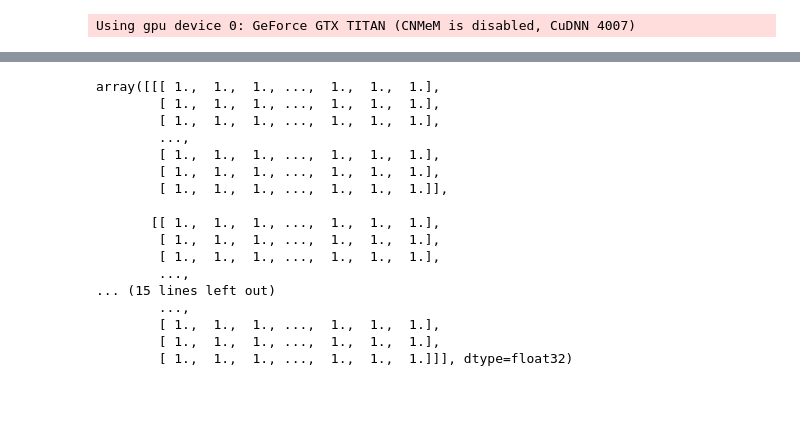
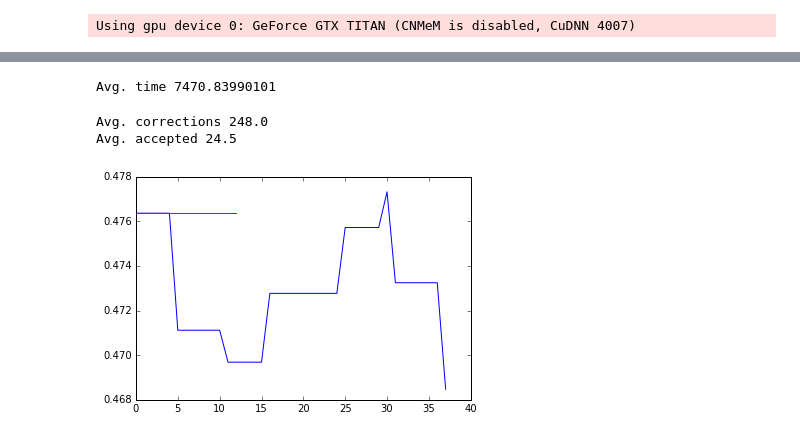
Before and after one commit to VCG/gp, a Jupyter notebook: ipy_test/LOAD_USER.ipynb, the cells around one changed output, grey strips where cells are left out. Saved outputs shown, nothing was run; the diff lists cells and outputs as text; code cells hidden in the pictures; blank space fills up the shorter version.

```diff
--- a/ipy_test/LOAD_USER.ipynb
+++ b/ipy_test/LOAD_USER.ipynb
@@ -20,21 +38,3 @@ newrhoana = 'ui_results.p'
 times = 'times.p'
 corrections = 'corrections.p'
 correction_vis = 'correction_vis.p'
-# %%
-with open(FP_USERS[0]+'/'+newrhoana, 'rb') as f:
-    fp_newrhoana = pickle.load(f)
-with open(FP_USERS[0]+'/'+times, 'rb') as f:
-    fp_times = pickle.load(f)
-    fp_times = [int(v) for v in fp_times]
-with open(FP_USERS[0]+'/'+corrections, 'rb') as f:
-    fp_corrections = pickle.load(f)
-with open(FP_USERS[0]+'/'+correction_vis, 'rb') as f:
-    fp_correction_vis = pickle.load(f)
-# %%
-with open(GP_USERS[0]+'/'+newrhoana, 'rb') as f:
-    gp_newrhoana = pickle.load(f)
-with open(GP_USERS[0]+'/'+times, 'rb') as f:
-    gp_times = pickle.load(f)
-    gp_times = [int(v) for v in gp_times]
-with open(GP_USERS[0]+'/'+corrections, 'rb') as f:
-    gp_corrections = pickle.load(f)
@@ -168,20 +40,0 @@ a[t3:t3+t4] = np.zeros((t4,4,75,75),dtype=np.float32)
-# %%
-a[-1]
-# %% [output]
-array([[[ 1.,  1.,  1., ...,  1.,  1.,  1.],
-        [ 1.,  1.,  1., ...,  1.,  1.,  1.],
-        [ 1.,  1.,  1., ...,  1.,  1.,  1.],
-        ...,
-        [ 1.,  1.,  1., ...,  1.,  1.,  1.],
-        [ 1.,  1.,  1., ...,  1.,  1.,  1.],
-        [ 1.,  1.,  1., ...,  1.,  1.,  1.]],
-
-       [[ 1.,  1.,  1., ...,  1.,  1.,  1.],
-        [ 1.,  1.,  1., ...,  1.,  1.,  1.],
-        [ 1.,  1.,  1., ...,  1.,  1.,  1.],
-        ...,
-... (15 lines left out)
-        ...,
-        [ 1.,  1.,  1., ...,  1.,  1.,  1.],
-        [ 1.,  1.,  1., ...,  1.,  1.,  1.],
-        [ 1.,  1.,  1., ...,  1.,  1.,  1.]]], dtype=float32)
@@ -187,0 +61,38 @@ array([[[ 1.,  1.,  1., ...,  1.,  1.,  1.],
+# %%
+fp_times_mean = []
+for t in fp_times:
+    fp_times_mean.append(np.mean(t))
+print 'Avg. time',np.mean(fp_times_mean)
+# %% [output]
+Avg. time 7470.83990101
+# %%
+fp_corrections_mean = []
+fp_accepted_corrections = []
+
+for c in fp_corrections:
+    fp_corrections_mean.append(len(c))
+    a_counter = 0
+    for d in c:
+        if d[1] == '1':
+            # user accepted
+            a_counter +=1
+    fp_accepted_corrections.append(a_counter)
+
+print 'Avg. corrections',np.mean(fp_corrections_mean)
+print 'Avg. accepted', np.mean(fp_accepted_corrections)
+# %% [output]
+Avg. corrections 248.0
+Avg. accepted 24.5
+# %%
+fp_vi_per_c_per_user = []
+for v in fp_vis:
+    vis = [init_median_vi]
+    for c in v:
+        vi_per_c = np.median(c)
+        vis.append(vi_per_c)
+    fp_vi_per_c_per_user.append(vis)
+# %%
+for u in fp_vi_per_c_per_user:
+    plt.plot(u)
+# %% [output]
+[figure, added]
```
Also changed, not shown: parts of 35 cells of this notebook, 3 other files.
